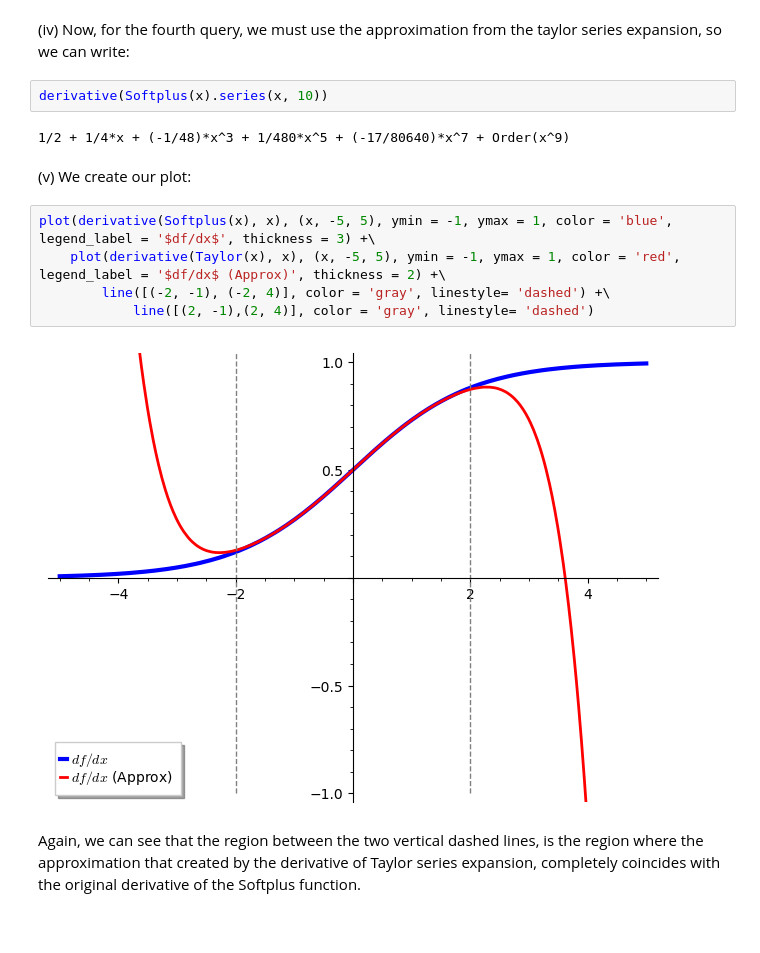
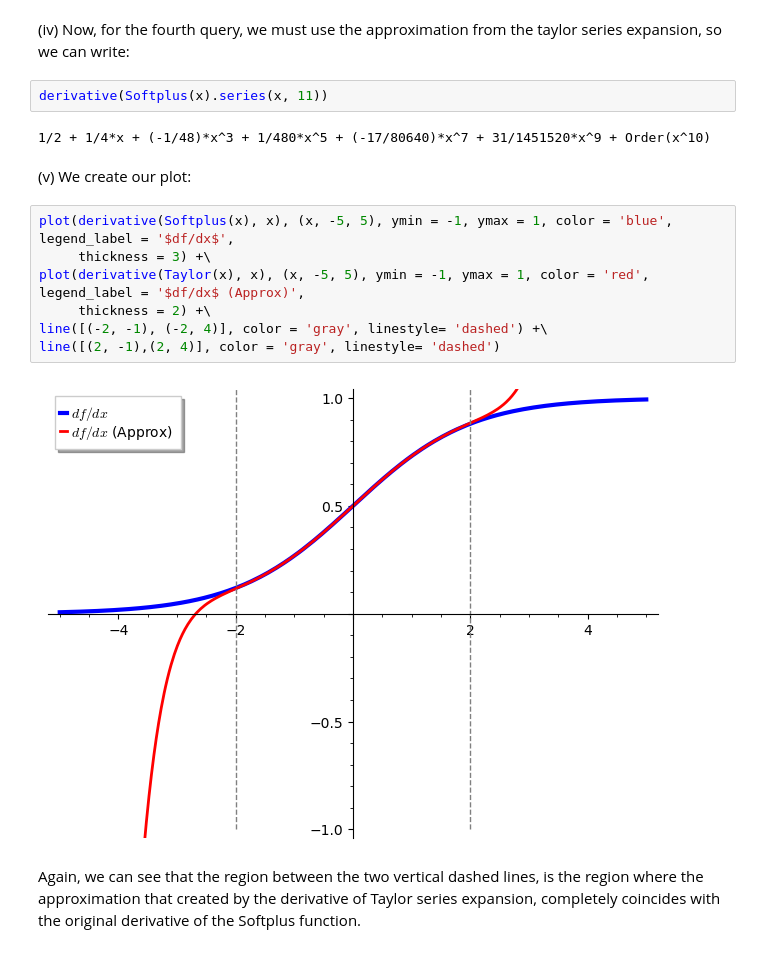
Before and after one commit to gzavlanis/Jupyter-files, a Jupyter notebook: assignment_4.ipynb, the cells around one changed output. Saved outputs shown, nothing was run; the diff lists cells and outputs as text.

```diff
--- a/assignment_4.ipynb
+++ b/assignment_4.ipynb
@@ -44,18 +44,20 @@ e^x/(e^x + 1)
 # %% [markdown]
 (iv) Now, for the fourth query, we must use the approximation from the taylor series expansion, so we can write:
 # %%
-derivative(Softplus(x).series(x, 10))
+derivative(Softplus(x).series(x, 11))
 # %% [output]
-1/2 + 1/4*x + (-1/48)*x^3 + 1/480*x^5 + (-17/80640)*x^7 + Order(x^9)
+1/2 + 1/4*x + (-1/48)*x^3 + 1/480*x^5 + (-17/80640)*x^7 + 31/1451520*x^9 + Order(x^10)
 # %% [markdown]
 (v) We create our plot:
 # %%
-plot(derivative(Softplus(x), x), (x, -5, 5), ymin = -1, ymax = 1, color = 'blue', legend_label = '$df/dx$', thickness = 3) +\
-    plot(derivative(Taylor(x), x), (x, -5, 5), ymin = -1, ymax = 1, color = 'red', legend_label = '$df/dx$ (Approx)', thickness = 2) +\
-        line([(-2, -1), (-2, 4)], color = 'gray', linestyle= 'dashed') +\
-            line([(2, -1),(2, 4)], color = 'gray', linestyle= 'dashed')
+plot(derivative(Softplus(x), x), (x, -5, 5), ymin = -1, ymax = 1, color = 'blue', legend_label = '$df/dx$',
+     thickness = 3) +\
+plot(derivative(Taylor(x), x), (x, -5, 5), ymin = -1, ymax = 1, color = 'red', legend_label = '$df/dx$ (Approx)',
+     thickness = 2) +\
+line([(-2, -1), (-2, 4)], color = 'gray', linestyle= 'dashed') +\
+line([(2, -1),(2, 4)], color = 'gray', linestyle= 'dashed')
 # %% [output]
-[figure, old version]
+[figure, new version]
 # %% [markdown]
 Again, we can see that the region between the two vertical dashed lines, is the region where the approximation that
 created by the derivative of Taylor series expansion, completely coincides with the original derivative of the Softplus function.
```
Also changed, not shown: parts of 10 cells of this notebook.
